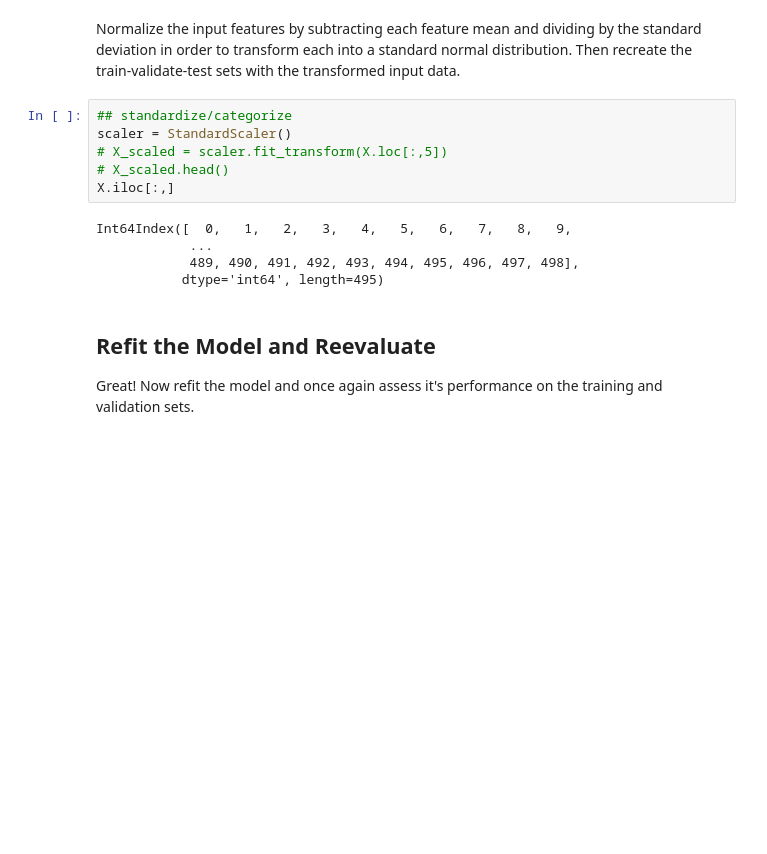
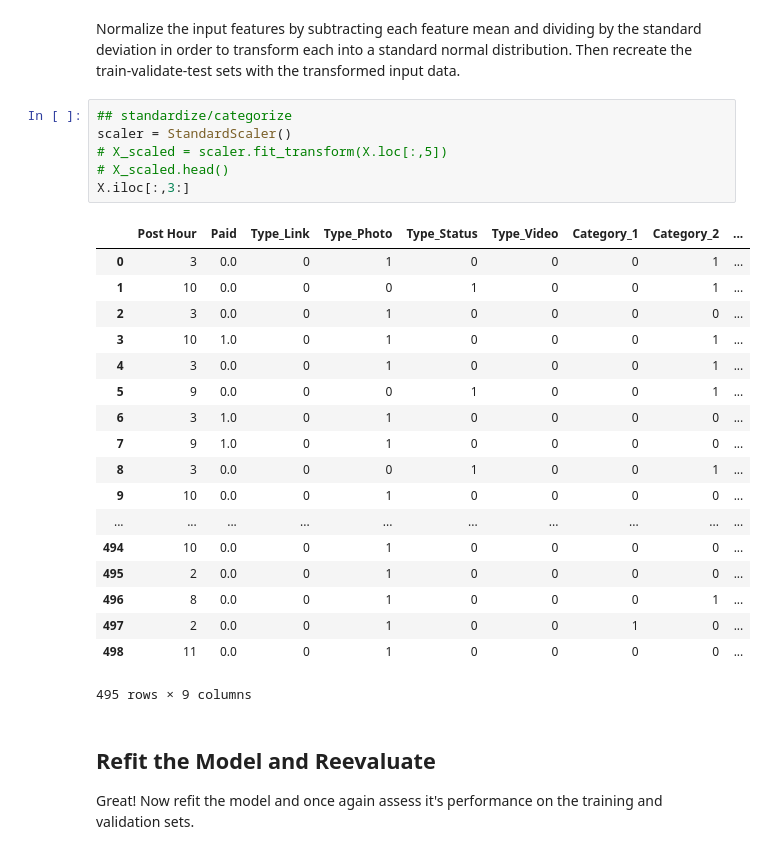
Before and after one commit to fleralle/dsc-tuning-neural-networks-with-normalization-lab-houston-ds-042219, a Jupyter notebook: index.ipynb, the cells around one changed output. Drawn from its saved outputs; the diff is of its cells as text; blank space fills up the shorter version.

```diff
--- a/index.ipynb
+++ b/index.ipynb
@@ -184,14 +184,28 @@ Normalize the input features by subtracting each feature mean and dividing by th
 # %%
 ## standardize/categorize
 scaler = StandardScaler()
 # X_scaled = scaler.fit_transform(X.loc[:,5])
 # X_scaled.head()
-X.iloc[:,]
+X.iloc[:,3:]
 # %% [output]
+|  | Post Hour | Paid | Type_Link | Type_Photo | Type_Status | Type_Video | Category_1 | Category_2 | ... |
+| 0 | 3 | 0.0 | 0 | 1 | 0 | 0 | 0 | 1 | ... |
+| 1 | 10 | 0.0 | 0 | 0 | 1 | 0 | 0 | 1 | ... |
+| 2 | 3 | 0.0 | 0 | 1 | 0 | 0 | 0 | 0 | ... |
+| 3 | 10 | 1.0 | 0 | 1 | 0 | 0 | 0 | 1 | ... |
+| 4 | 3 | 0.0 | 0 | 1 | 0 | 0 | 0 | 1 | ... |
+| 5 | 9 | 0.0 | 0 | 0 | 1 | 0 | 0 | 1 | ... |
+| 6 | 3 | 1.0 | 0 | 1 | 0 | 0 | 0 | 0 | ... |
+| 7 | 9 | 1.0 | 0 | 1 | 0 | 0 | 0 | 0 | ... |
+| 8 | 3 | 0.0 | 0 | 0 | 1 | 0 | 0 | 1 | ... |
+| 9 | 10 | 0.0 | 0 | 1 | 0 | 0 | 0 | 0 | ... |
+| ... | ... | ... | ... | ... | ... | ... | ... | ... | ... |
+| 494 | 10 | 0.0 | 0 | 1 | 0 | 0 | 0 | 0 | ... |
+| 495 | 2 | 0.0 | 0 | 1 | 0 | 0 | 0 | 0 | ... |
+| 496 | 8 | 0.0 | 0 | 1 | 0 | 0 | 0 | 1 | ... |
+| 497 | 2 | 0.0 | 0 | 1 | 0 | 0 | 1 | 0 | ... |
+| 498 | 11 | 0.0 | 0 | 1 | 0 | 0 | 0 | 0 | ... |
-Int64Index([  0,   1,   2,   3,   4,   5,   6,   7,   8,   9,
-            ...
-            489, 490, 491, 492, 493, 494, 495, 496, 497, 498],
-           dtype='int64', length=495)
+495 rows × 9 columns
 # %% [markdown]
 ## Refit the Model and Reevaluate
 
```
